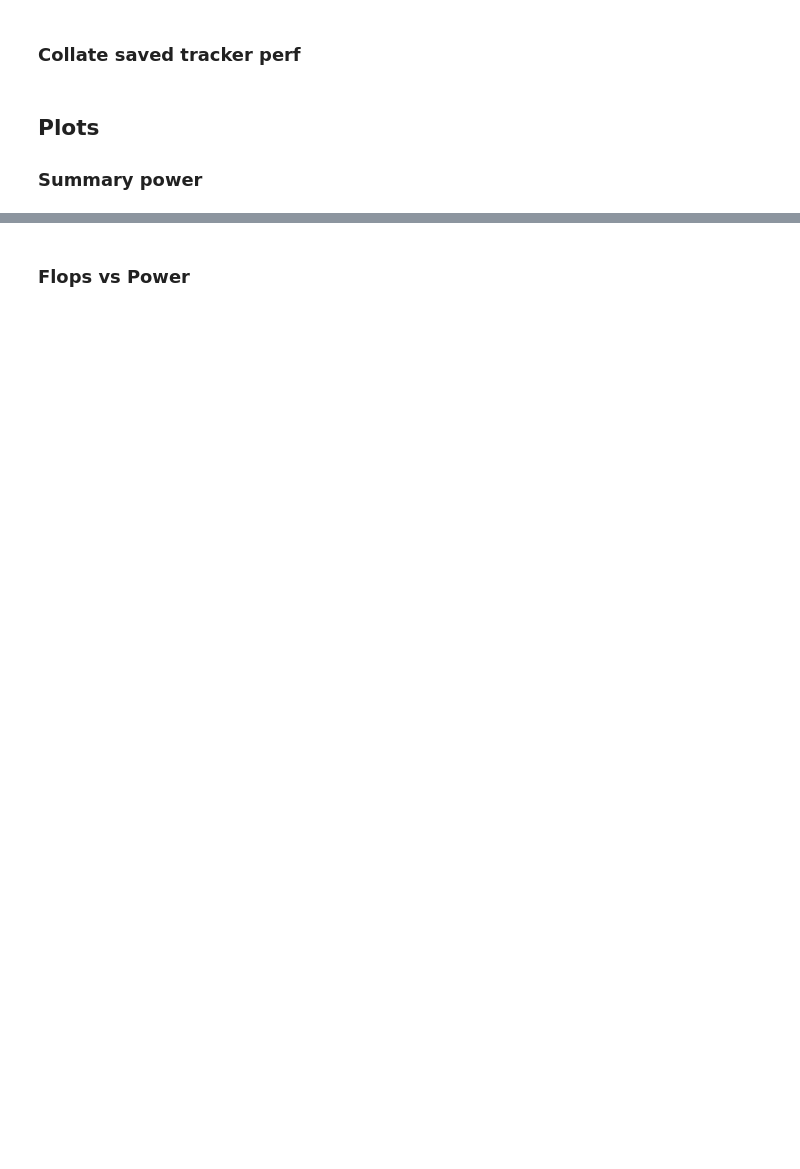
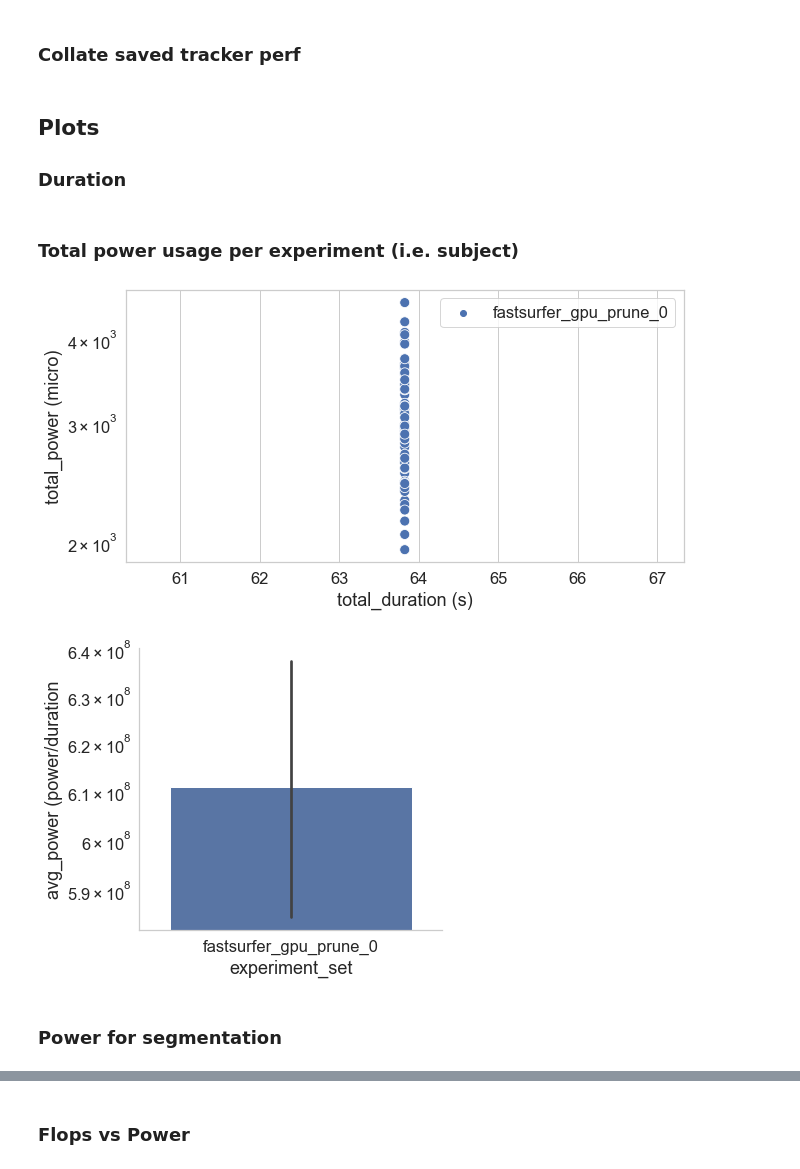
Before and after one commit to neurodatascience/watts_up_compute, a Jupyter notebook: notebooks/10_impact_tracker_dashboard.ipynb, the cells around one changed output, grey strips where cells are left out. Saved outputs shown, nothing was run; the diff lists cells and outputs as text; code cells hidden in the pictures; blank space fills up the shorter version.

```diff
--- a/notebooks/10_impact_tracker_dashboard.ipynb
+++ b/notebooks/10_impact_tracker_dashboard.ipynb
@@ -131,6 +257,8 @@ def collate_tracker_data(tracker_log_dir, exp_list, use_cuda, read_flops=True):
 
     return tracker_summary_df_concat, flops_df_concat, power_df_concat
 # %%
+save_perf = True
+
 subject_df = pd.read_csv(subject_lists)
 subject_ids = subject_df['eid']
 
@@ -141,7 +269,7 @@ print('Found {} subjects'.format(len(subject_ids)))
 
 experiment_sets = {
                    'recon-all':(preproc_results_dir + 'ukb/', False), # log_dir, use_cuda
-                   'fastsurfer_gpu_prune_0':(fastsurfer_results_dir + 'ukb/gpu/', False) # log_dir, use_cuda
+                #    'fastsurfer_gpu_prune_0':(fastsurfer_results_dir + 'ukb/gpu/', True) # log_dir, use_cuda
                   }
 
 for exp_name, exp_config in experiment_sets.items():
@@ -152,9 +280,10 @@ for exp_name, exp_config in experiment_sets.items():
     flops_df_concat['experiment_set'] = exp_name
     power_df_concat['experiment_set'] = exp_name
 
-    tracker_summary_df_concat.to_csv('{}{}'.format(tracker_log_dir,'tracker_summary_df_concat.csv'))
-    flops_df_concat.to_csv('{}{}'.format(tracker_log_dir,'flops_df_concat.csv'))
-    power_df_concat.to_csv('{}{}'.format(tracker_log_dir,'power_df_concat.csv'))
+    if save_perf:
+        tracker_summary_df_concat.to_csv('{}{}'.format(tracker_log_dir,'tracker_summary_df_concat.csv'))
+        flops_df_concat.to_csv('{}{}'.format(tracker_log_dir,'flops_df_concat.csv'))
+        power_df_concat.to_csv('{}{}'.format(tracker_log_dir,'power_df_concat.csv'))
 # %% [output]
 Found 72 subjects
 0 subject_id: 1047553
@@ -181,8 +326,8 @@ flops_df_concat_exp_set = pd.DataFrame()
 power_df_concat_exp_set = pd.DataFrame()
 
 experiment_sets = {
-                   'recon-all':(preproc_results_dir + 'ukb/', False), # log_dir, use_cuda
-                   'fastsurfer_gpu_prune_0':(fastsurfer_results_dir + 'ukb/gpu/', False) # log_dir, use_cuda
+                #    'recon-all':(preproc_results_dir + 'ukb/', False), # log_dir, use_cuda
+                   'fastsurfer_gpu_prune_0':(fastsurfer_results_dir + 'ukb/gpu/', True) # log_dir, use_cuda
                   }
 
 for exp_name, exp_config in experiment_sets.items():
@@ -196,4 +341,33 @@ for exp_name, exp_config in experiment_sets.items():
     power_df_concat_exp_set = power_df_concat_exp_set.append(power_df_concat)
 # %% [markdown]
 ## Plots
-### Summary power
+### Duration
+# %% [markdown]
+### Total power usage per experiment (i.e. subject)
+# %%
+plot_df = tracker_summary_df_concat_exp_set.copy()
+plot_df['total_duration (s)'] = plot_df['total_duration'] * 3600
+plot_df['total_power (micro)'] = plot_df['total_power'] * (10**6)
+plot_df['avg_power (power/duration'] = plot_df['total_power'] * (10**6) / plot_df['total_duration'] * 3600
+
+
+sns.set(font_scale = 1.5)
+
+# with sns.axes_style("whitegrid"):
+    # g = sns.catplot(y='total_power', x='experiment_set', data=plot_df, kind='bar',aspect=3)
+
+
+with sns.axes_style("whitegrid"):
+    fig, axes = plt.subplots(figsize=(10,5),sharex=False,sharey=False)
+    g = sns.scatterplot(y='total_power (micro)', x='total_duration (s)', hue='experiment_set', s=100, data=plot_df)
+    g.set(yscale='log')
+    g.legend(loc=0)
+
+with sns.axes_style("whitegrid"):
+    g = sns.catplot(y='avg_power (power/duration', x='experiment_set', kind='bar', data=plot_df)
+    g.set(yscale='log')
+# %% [output]
+[figure, added]
+[figure, added]
+# %% [markdown]
+### Power for segmentation
```
Also changed, not shown: parts of 14 cells of this notebook.
